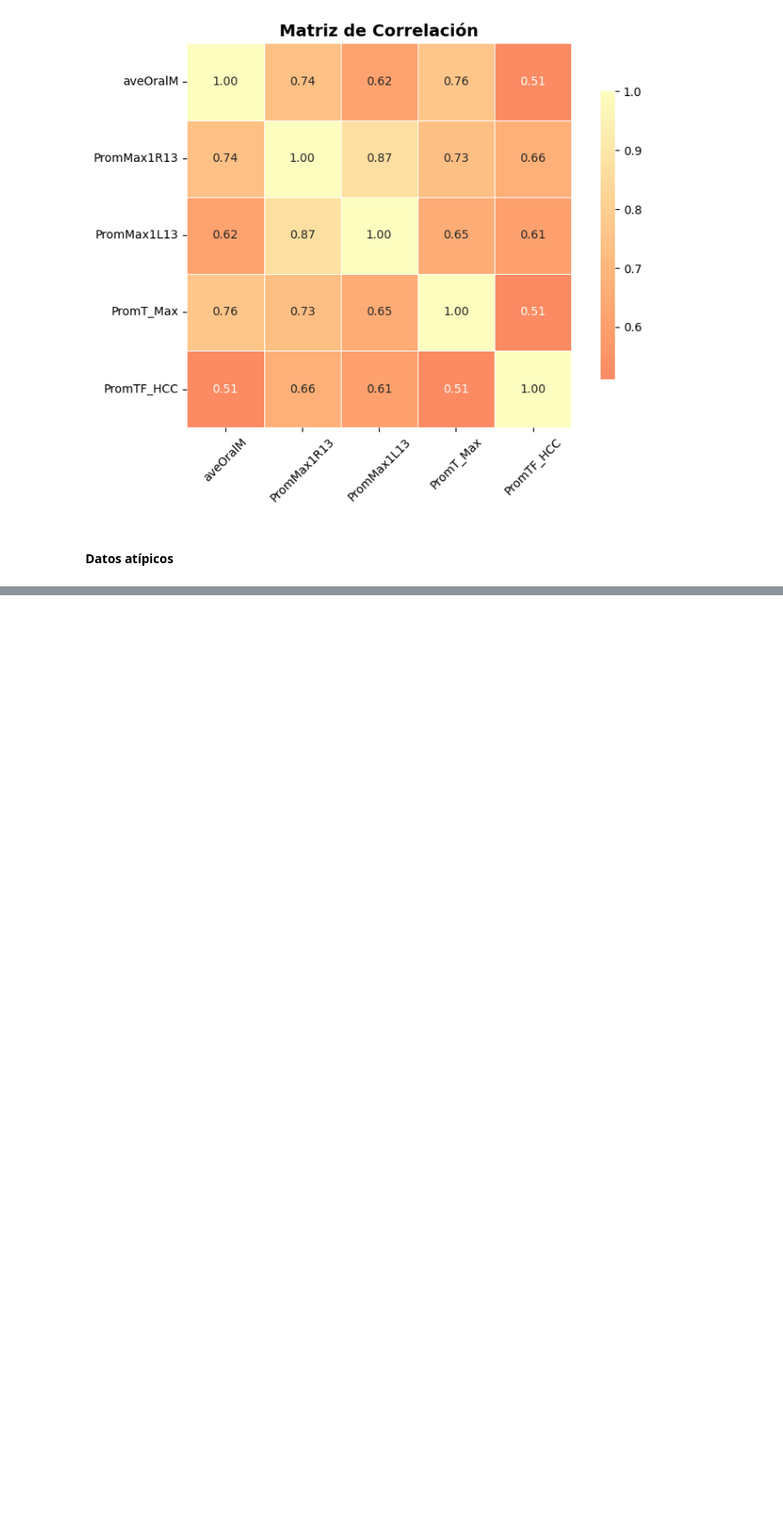
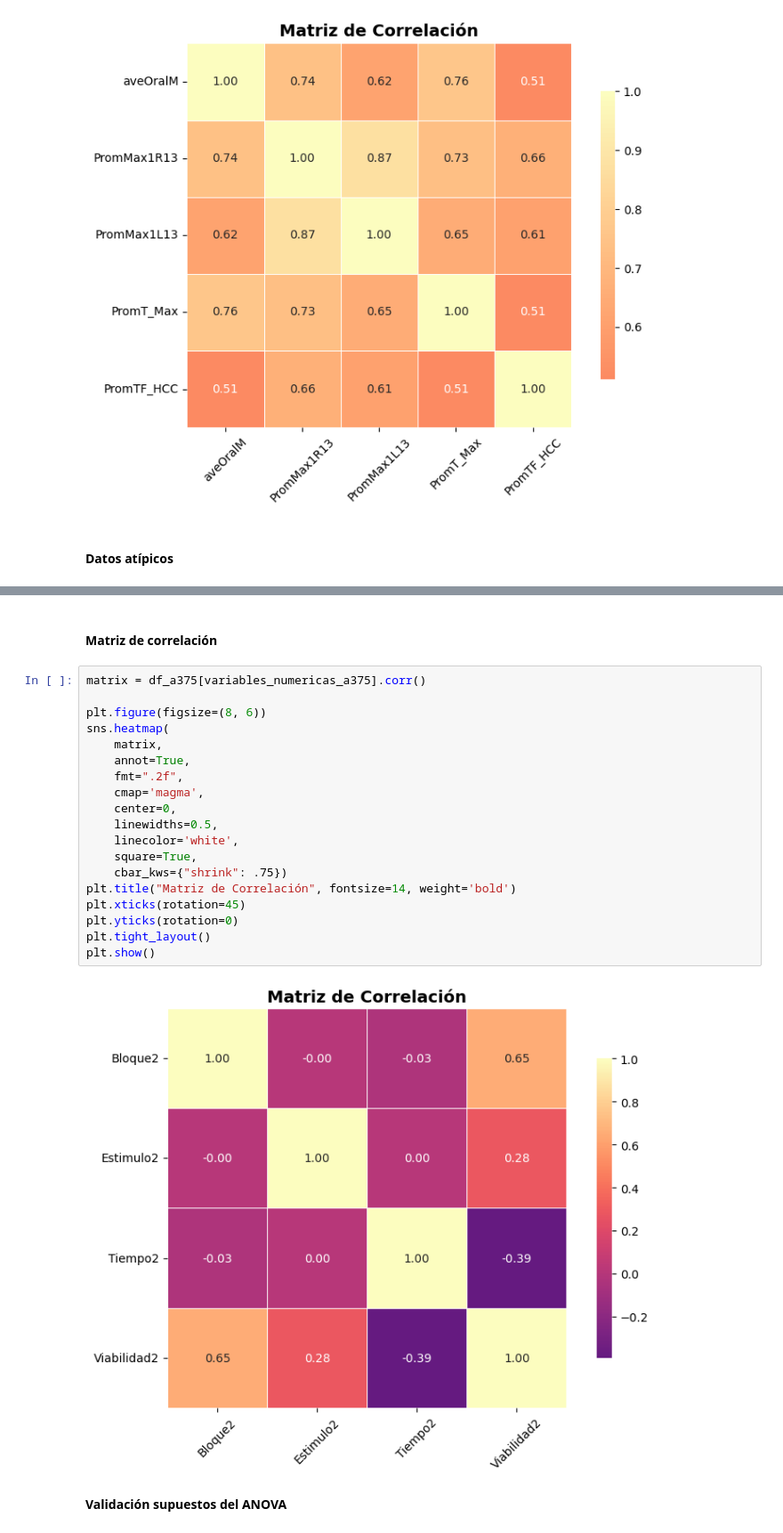
Before and after one commit to Karensity12/Proyecto-2-probabilidad, a Jupyter notebook: codigo.ipynb, the cells around one changed output, grey strips where cells are left out. Shown: that part at 89% size. Drawn from its saved outputs; the diff is of its cells as text; blank space fills up the shorter version.

```diff
--- a/codigo.ipynb
+++ b/codigo.ipynb
@@ -356,0 +416,25 @@ Los datos atipicos son:
+# %% [markdown]
+<h4><strong>Matriz de correlación</strong></h4>
+# %%
+matrix = df_a375[variables_numericas_a375].corr()
+
+plt.figure(figsize=(8, 6))
+sns.heatmap(
+    matrix,
+    annot=True,
+    fmt=".2f",
+    cmap='magma',
+    center=0,
+    linewidths=0.5,
+    linecolor='white',
+    square=True,
+    cbar_kws={"shrink": .75})
+plt.title("Matriz de Correlación", fontsize=14, weight='bold')
+plt.xticks(rotation=45)
+plt.yticks(rotation=0)
+plt.tight_layout()
+plt.show()
+# %% [output]
+[figure, added]
+# %% [markdown]
+<p><strong>Validación supuestos del ANOVA</strong><br>
```
Also changed, not shown: parts of 23 cells of this notebook.
